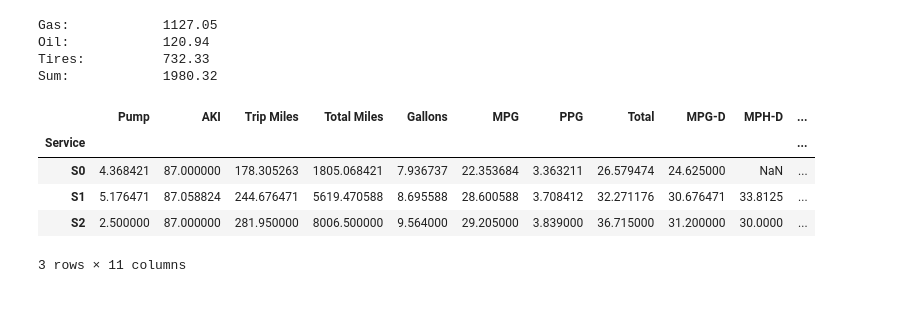
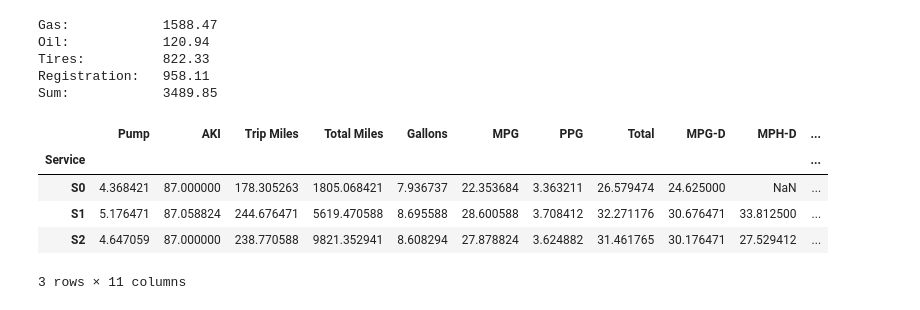
Before and after one commit to DeltaP/mileage, a Jupyter notebook: explore.ipynb, the cells around one changed output. Saved outputs shown, nothing was run; the diff lists cells and outputs as text; code cells hidden in the pictures.

```diff
--- a/explore.ipynb
+++ b/explore.ipynb
@@ -12,19 +13,21 @@ tire = pd.read_csv('tires.csv', skipinitialspace=True)
 print "Gas:\t\t%s" % str(gas['Total'].sum())
 print "Oil:\t\t%s" % str(oil['Total'].sum())
 print "Tires:\t\t%s" % str(tire['Total'].sum())
+print "Registration:\t%s" % str(registration['Total'].sum())
 
-print "Sum:\t\t%s" % str(gas['Total'].sum()+oil['Total'].sum()+tire['Total'].sum())
+print "Sum:\t\t%s" % str(gas['Total'].sum()+oil['Total'].sum()+tire['Total'].sum()+registration['Total'].sum())
 # %% [output]
-Gas:            1127.05
+Gas:            1588.47
 Oil:            120.94
-Tires:          732.33
-Sum:            1980.32
+Tires:          822.33
+Registration:   958.11
+Sum:            3489.85
 # %%
-data.groupby(['Service']).mean()
+gas.groupby(['Service']).mean()
 # %% [output]
 |  | Pump | AKI | Trip Miles | Total Miles | Gallons | MPG | PPG | Total | MPG-D | MPH-D | ... |
 | Service |  |  |  |  |  |  |  |  |  |  | ... |
 | S0 | 4.368421 | 87.000000 | 178.305263 | 1805.068421 | 7.936737 | 22.353684 | 3.363211 | 26.579474 | 24.625000 | NaN | ... |
-| S1 | 5.176471 | 87.058824 | 244.676471 | 5619.470588 | 8.695588 | 28.600588 | 3.708412 | 32.271176 | 30.676471 | 33.8125 | ... |
-| S2 | 2.500000 | 87.000000 | 281.950000 | 8006.500000 | 9.564000 | 29.205000 | 3.839000 | 36.715000 | 31.200000 | 30.0000 | ... |
+| S1 | 5.176471 | 87.058824 | 244.676471 | 5619.470588 | 8.695588 | 28.600588 | 3.708412 | 32.271176 | 30.676471 | 33.812500 | ... |
+| S2 | 4.647059 | 87.000000 | 238.770588 | 9821.352941 | 8.608294 | 27.878824 | 3.624882 | 31.461765 | 30.176471 | 27.529412 | ... |
 3 rows × 11 columns
```
Also changed, not shown: parts of 10 cells of this notebook, 3 other files.
